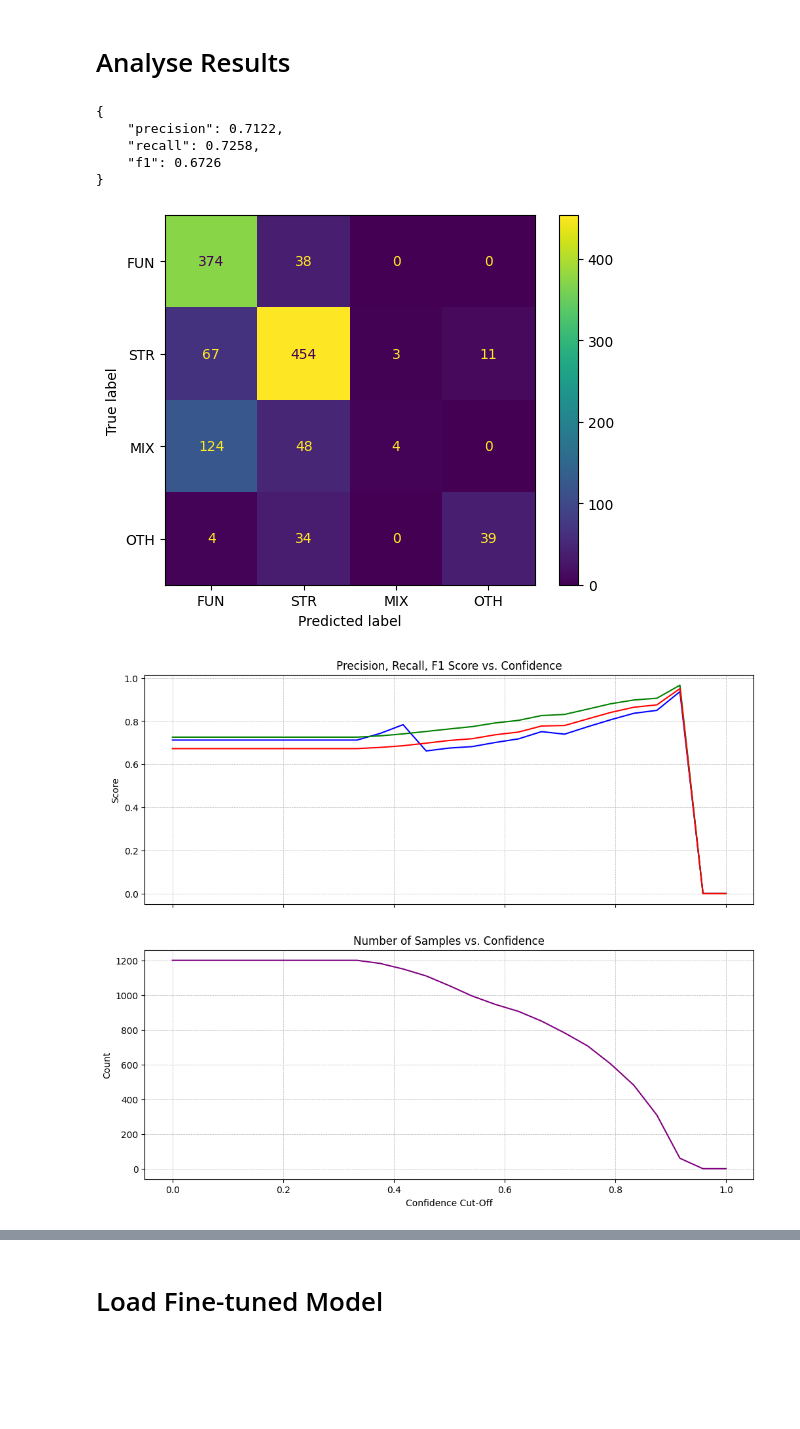
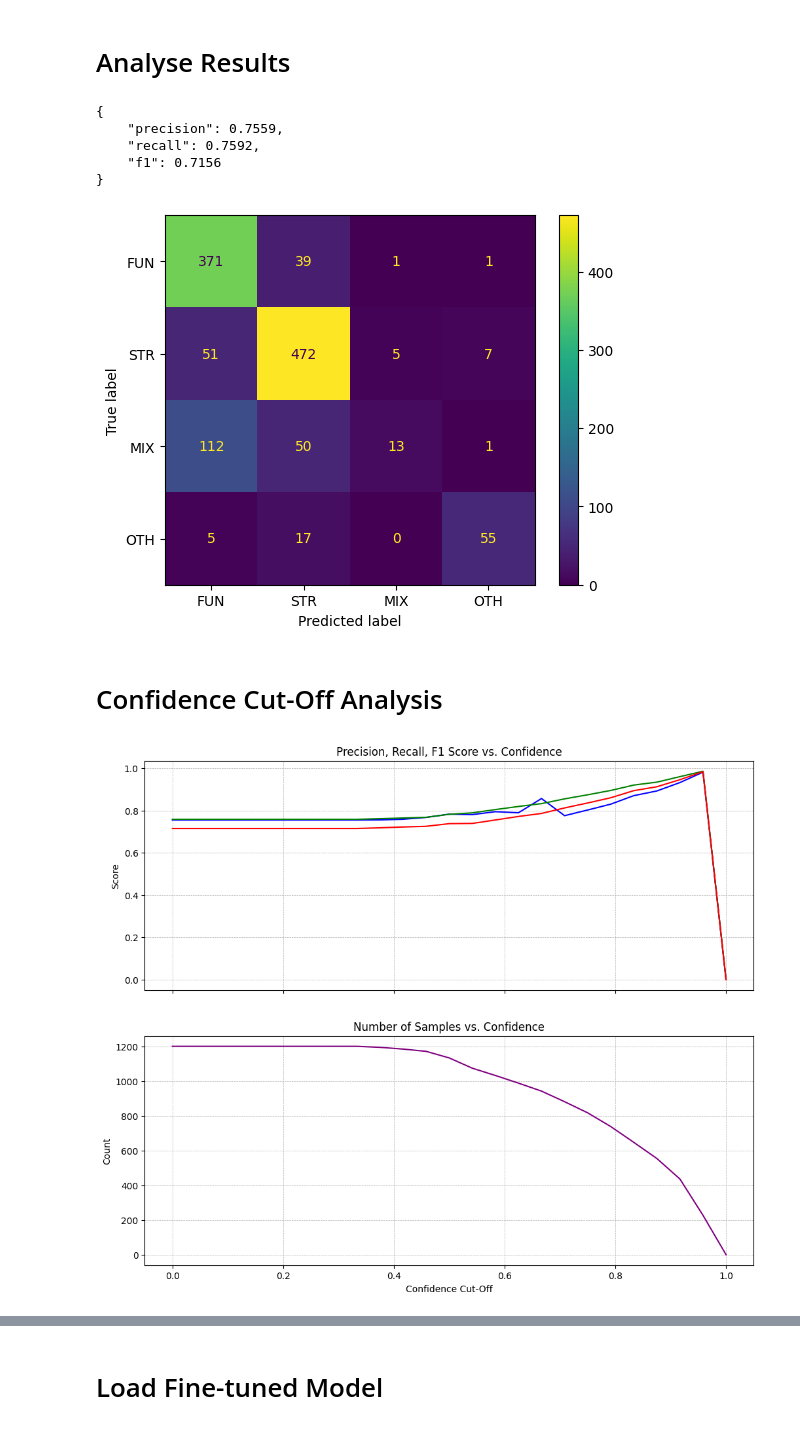
Before and after one commit to Marco-Consoloni/patent-sentence-classification, a Jupyter notebook: evaluate.ipynb, the cells around one changed output, grey strips where cells are left out. Saved outputs shown, nothing was run; the diff lists cells and outputs as text; code cells hidden in the pictures; blank space fills up the shorter version.

Commit message:
finished incremental training

```diff
--- a/evaluate.ipynb
+++ b/evaluate.ipynb
@@ -11,16 +11,16 @@ import json
 # Set file to analyse
 file_name = 'bert-for-patents-agreement-1200'
 file_name = 'bert-large-uncased-agreement-1200'
+file_name = 'test_10_10'
 
 # Import data
-merged_df = pd.read_excel(f"/home/fantoni/patent-sentence-classification/results/finetuning/{file_name}.xlsx")
-merged_df["probabilities"] = merged_df["probabilities"].apply(ast.literal_eval) # import probs as list
-merged_df['correct_pred'] = merged_df['predicted_class'] == merged_df['sent_class'] # create column to flag correct predictions
+#result_df = pd.read_excel(f"/home/fantoni/patent-sentence-classification/results/finetuning/{file_name}.xlsx")
+result_df = pd.read_excel(f"/home/fantoni/patent-sentence-classification/results/incremental/{file_name}.xlsx")
 
 # Set labels
 labels = ['FUN', 'STR', 'MIX', 'OTH']
-true_labels = merged_df['sent_tag']
-predicted_labels = merged_df['predicted_tag']
+true_labels = result_df['sent_tag']
+predicted_labels = result_df['predicted_tag']
 
 # Calculate classification metrics
 precision = precision_score(true_labels, predicted_labels, average='weighted')
@@ -34,16 +34,16 @@ results = {
 print(json.dumps(results, indent=4))  # Pretty-print the JSON
 
 # Save Metrics as JSON
-output_file_path = f"/home/fantoni/patent-sentence-classification/results/finetuning/{file_name}.json"
-with open(output_file_path, "w") as f:
-    json.dump(results, f, indent=4)  # Save as formatted JSON
+#output_file_path = f"/home/fantoni/patent-sentence-classification/results/finetuning/{file_name}.json"
+#with open(output_file_path, "w") as f:
+#    json.dump(results, f, indent=4)  # Save as formatted JSON
 
 # Create Classification Report
-class_report = classification_report(true_labels, predicted_labels, labels=labels, target_names=labels)
-output_file_path = f"/home/fantoni/patent-sentence-classification/results/finetuning/{file_name}.txt"
-with open(output_file_path, "w") as f:
-    f.write("Classification Report:\n")
-    f.write(class_report)
+#class_report = classification_report(true_labels, predicted_labels, labels=labels, target_names=labels)
+#output_file_path = f"/home/fantoni/patent-sentence-classification/results/finetuning/{file_name}.txt"
+#with open(output_file_path, "w") as f:
+#    f.write("Classification Report:\n")
+#    f.write(class_report)
 
 # Create confusion matrix
 cm = confusion_matrix(true_labels, predicted_labels, labels=labels)
@@ -52,17 +52,19 @@ disp.plot()
 plt.show()
 # %% [output]
 {
-    "precision": 0.7122,
-    "recall": 0.7258,
-    "f1": 0.6726
+    "precision": 0.7559,
+    "recall": 0.7592,
+    "f1": 0.7156
 }
-[figure, old version]
+[figure, new version]
+# %% [markdown]
+ # Confidence Cut-Off Analysis
 # %%
 import numpy as np
 from sklearn.metrics import precision_recall_fscore_support
 
 # Extract the maximum probability per row
-merged_df['top_prob'] = merged_df['probabilities'].apply(max)
+result_df['top_prob'] = result_df['probabilities'].apply(max)
 
 # Define threshold range
 thresholds = np.linspace(0, 1, 25)  # 10 steps from 0 to 0.90
@@ -76,7 +78,7 @@ count_values = []
 # Compute metrics for each threshold
 for threshold in thresholds:
     # Filter based on threshold
-    selected = merged_df[merged_df['top_prob'] >= threshold]
+    selected = result_df[result_df['top_prob'] >= threshold]
     if selected.empty:
         precision_values.append(0)
         recall_values.append(0)
@@ -85,31 +87,31 @@ for threshold in thresholds:
     else:
         # Compute precision, recall, f1-score
         count = len(selected)
         precision, recall, f1, _ = precision_recall_fscore_support(selected['sent_class'], selected['predicted_class'], average='weighted', zero_division=0)
         precision_values.append(precision)
         recall_values.append(recall)
         f1_values.append(f1)
         count_values.append(count)
 
 # Create figure and axes
 fig, ax = plt.subplots(2, 1, figsize=(12, 10), sharex=True)
 
 # Plot precision, recall, F1-score
 ax[0].plot(thresholds, precision_values, label="Precision", color='blue')
 ax[0].plot(thresholds, recall_values, label="Recall", color='green')
 ax[0].plot(thresholds, f1_values, label="F1 Score", color='red')
 ax[0].set_ylabel("Score")
 ax[0].set_title("Precision, Recall, F1 Score vs. Confidence")
 ax[0].grid(True, which='both', linestyle='--', linewidth=0.5)
 
 # Plot count values
 ax[1].plot(thresholds, count_values, label="Count", color='purple')
 ax[1].set_xlabel("Confidence Cut-Off")
 ax[1].set_ylabel("Count")
 ax[1].set_title("Number of Samples vs. Confidence")
 ax[1].grid(True, which='both', linestyle='--', linewidth=0.5)
 
 # Show the plot
 plt.show()
 # %% [output]
-[figure, old version]
+[figure, new version]
```
Also changed, not shown: parts of 4 cells of this notebook, 4 other files.
